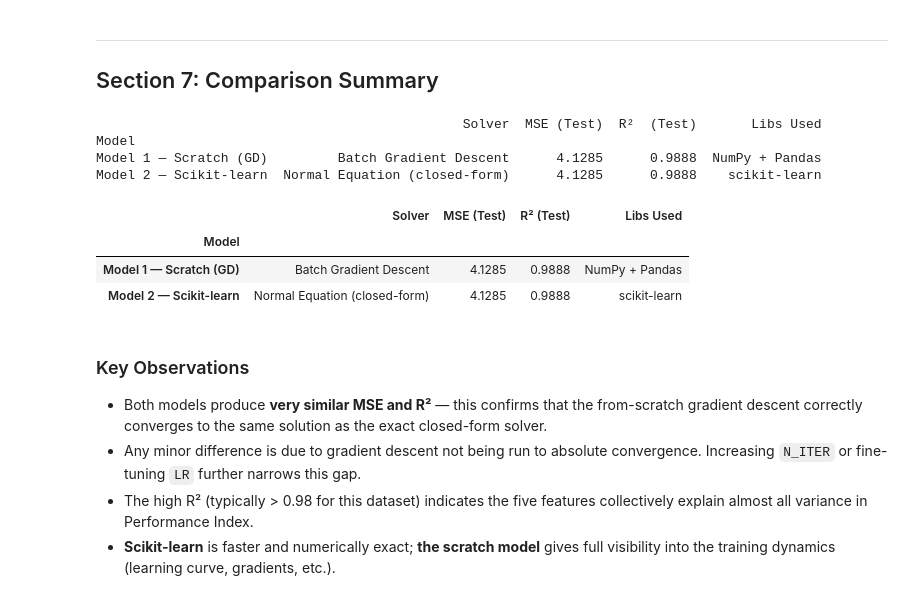
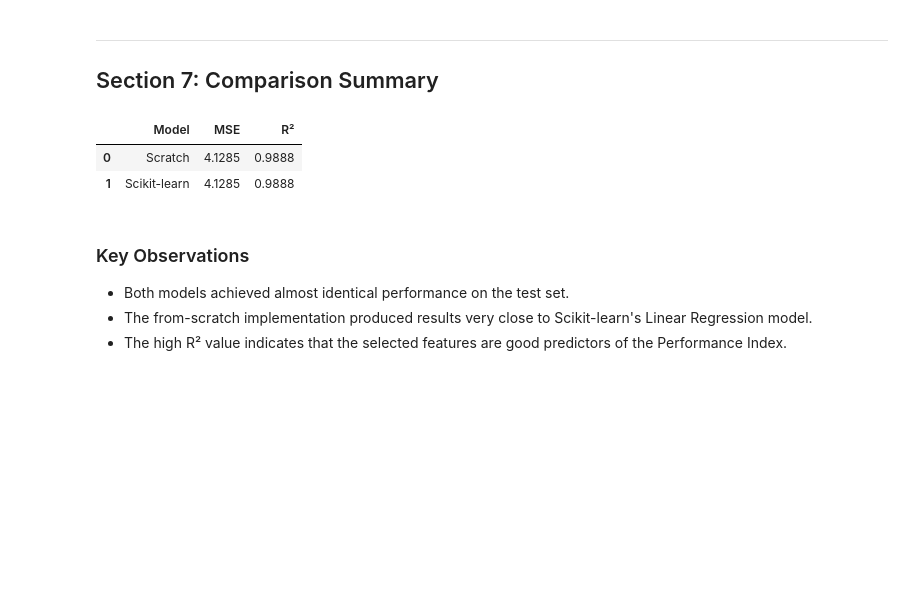
Before and after one commit to mohitkhyalia1/data-science-fundamentals-python, a Jupyter notebook: Week 2/Worksheet_2_Q1.ipynb, the cells around one changed output. Cells and saved outputs as stored; diff of their text form; code cells hidden in the pictures; blank space fills up the shorter version.

```diff
--- a/Week 2/Worksheet_2_Q1.ipynb
+++ b/Week 2/Worksheet_2_Q1.ipynb
@@ -359,36 +354,20 @@ plt.show()
 ---
 ## Section 7: Comparison Summary
 # %%
-summary = pd.DataFrame({
-    'Model': [
-        'Model 1 — Scratch (GD)',
-        'Model 2 — Scikit-learn'
-    ],
-    'Solver'    : ['Batch Gradient Descent', 'Normal Equation (closed-form)'],
-    'MSE (Test)': [round(mse1, 4), round(mse2, 4)],
-    'R²  (Test)': [round(r2_1, 4), round(r2_2, 4)],
-    'Libs Used' : ['NumPy + Pandas', 'scikit-learn']
-}).set_index('Model')
+comparison = pd.DataFrame({
+    'Model': ['Scratch', 'Scikit-learn'],
+    'MSE': [round(mse1, 4), round(mse2, 4)],
+    'R²': [round(r2_1, 4), round(r2_2, 4)]
+})
 
-print(summary.to_string())
-summary
+comparison
 # %% [output]
-                                               Solver  MSE (Test)  R²  (Test)       Libs Used
-Model
-Model 1 — Scratch (GD)         Batch Gradient Descent      4.1285      0.9888  NumPy + Pandas
-Model 2 — Scikit-learn  Normal Equation (closed-form)      4.1285      0.9888    scikit-learn
-|  | Solver | MSE (Test) | R² (Test) | Libs Used |
-| Model |  |  |  |  |
-| Model 1 — Scratch (GD) | Batch Gradient Descent | 4.1285 | 0.9888 | NumPy + Pandas |
-| Model 2 — Scikit-learn | Normal Equation (closed-form) | 4.1285 | 0.9888 | scikit-learn |
+|  | Model | MSE | R² |
+| 0 | Scratch | 4.1285 | 0.9888 |
+| 1 | Scikit-learn | 4.1285 | 0.9888 |
 # %% [markdown]
 ### Key Observations
 
-- Both models produce **very similar MSE and R²** — this confirms that the from-scratch
-  gradient descent correctly converges to the same solution as the exact closed-form solver.
-- Any minor difference is due to gradient descent not being run to absolute convergence.
-  Increasing `N_ITER` or fine-tuning `LR` further narrows this gap.
-- The high R² (typically > 0.98 for this dataset) indicates the five features collectively
-  explain almost all variance in Performance Index.
-- **Scikit-learn** is faster and numerically exact; **the scratch model** gives full
-  visibility into the training dynamics (learning curve, gradients, etc.).
+- Both models achieved almost identical performance on the test set.
+- The from-scratch implementation produced results very close to Scikit-learn's Linear Regression model.
+- The high R² value indicates that the selected features are good predictors of the Performance Index.
```
Also changed, not shown: parts of 1 cell of this notebook.
